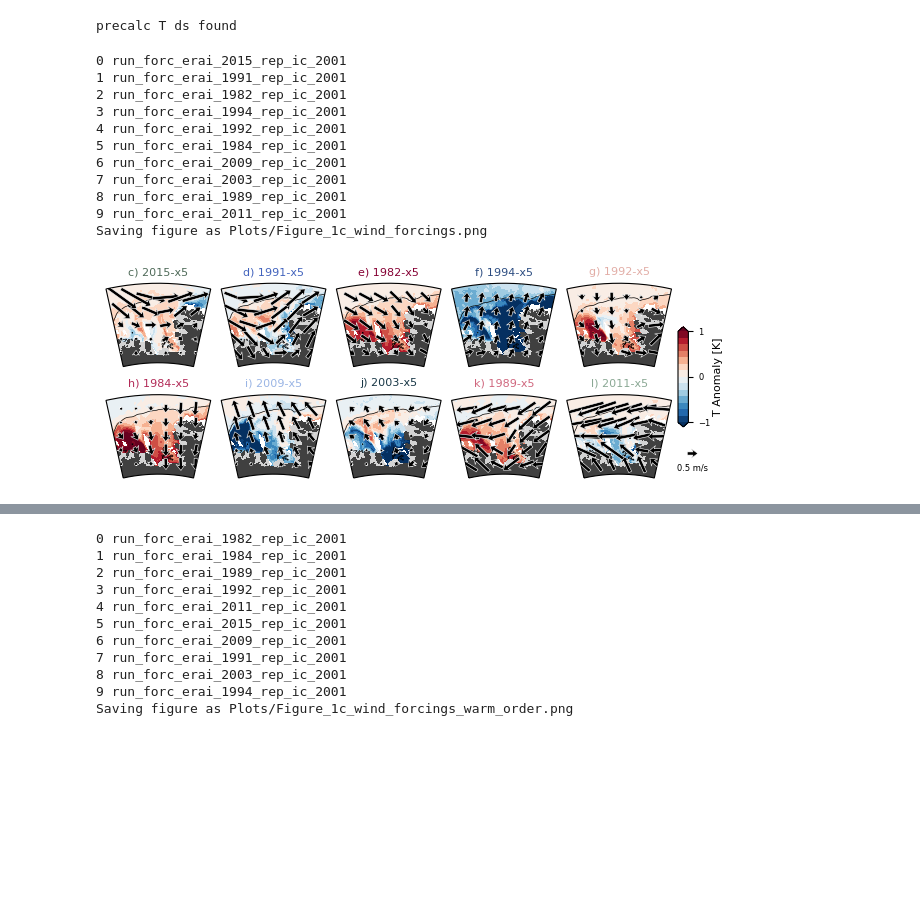
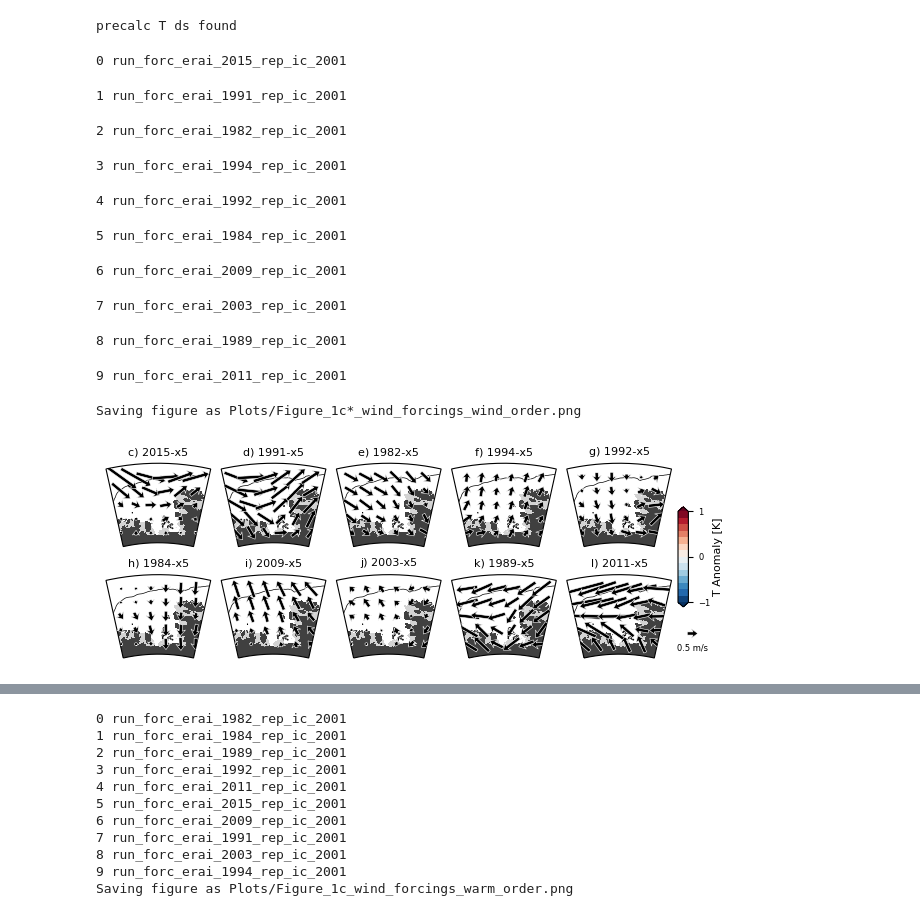
Before and after one commit to gemmaoc/OConnor_et_al_2025_analysis, a Jupyter notebook: Figure_1c_wind_forcings.ipynb, the cells around one changed output, grey strips where cells are left out. Cells and saved outputs as stored; diff of their text form; code cells hidden in the pictures; blank space fills up the shorter version.

```diff
--- a/Figure_1c_wind_forcings.ipynb
+++ b/Figure_1c_wind_forcings.ipynb
@@ -20,7 +20,7 @@ region = 'AS_near'
 
 # Order to plot 10 forcings
 # plot_runs = exp_set_dict_warm_order[exp_set] #f rom warm to cool ocean conditions
-runs = exp_set_dict_wind_order[exp_set] # from shelf break westerly to easterly
+plot_runs = exp_set_dict_wind_order[exp_set] # from shelf break westerly to easterly
 print('Plotting runs in this order:\n',plot_runs)
 # %% [output]
 Plotting runs in this order:
@@ -91,7 +91,7 @@ ens_T_anom_yr5 = all_run_T_yr5_mean - em_T_all_5_yrs
 # ens_T_anom_yr5
 # %%
 # Plot full ensemble maps
-save = False
+save = True
 
 # assign data, each with same shape (n_runs, n_lats, n_lons)
 data_x = all_run_uwind_anom
@@ -99,7 +99,7 @@ data_y = all_run_vwind_anom
 color_data = ens_T_anom_yr5
 
 # set up metadata
-n_runs = len(runs)
+n_runs = len(plot_runs)
 levs = np.linspace(-1,1,15)
 cmap = 'RdBu_r'
 vec_len = 0.5 #m/s
@@ -127,7 +127,7 @@ fig.set_size_inches((6.5,2.5))
 
 # Plot each run in ensemble
 for i in range(n_runs):
-    run = runs[i]
+    run = plot_runs[i]
     print(i, run)
     run_color_data = color_data.sel(run = run)
     run_quiv_data_x = data_x.sel(run = run)
@@ -136,10 +136,11 @@ for i in range(n_runs):
     # Plot and mask 0 values so they are not plotted as colors
     run_color_data_masked = run_color_data.where(run_color_data != 0)
     ax = fig.add_subplot(rows, cols, i+1, projection= ccrs.SouthPolarStereo(central_longitude=lon_mid))
-    cf = ax.contourf(lons, lats, run_color_data_masked, transform=grid_proj, levels=levs, cmap=cmap, zorder=0,
-                     extend='both')
+    # cf = ax.contourf(lons, lats, run_color_data_masked, transform=grid_proj, levels=levs, cmap=cmap, zorder=0, extend='both')
+    dummy = ax.contourf(lons, lats, np.full_like(run_color_data, np.nan),
+                    transform=grid_proj, levels=1, cmap="Greys", zorder=0)
     title_i = f'{string.ascii_lowercase[i+2]}) '+run.split('_')[3]+'-x5'
-    plt.title(title_i,fontsize=8,color=colors_dict[run.split('_')[3]+'_x5'])
+    plt.title(title_i,fontsize=8)#,color=colors_dict[run.split('_')[3]+'_x5'])
 
     data_x_masked = run_quiv_data_x.where(run_quiv_data_x != 0)
     data_y_masked = run_quiv_data_y.where(run_quiv_data_y != 0)
@@ -147,6 +148,7 @@ for i in range(n_runs):
     quiv = ax.quiver(q_lon,q_lat, data_x_masked.values, data_y_masked.values, transform = grid_proj,
                      regrid_shape=7, pivot = 'middle', scale=5, width=0.03, headlength=2,
                      headaxislength=1.5, minshaft=1, edgecolor='white', linewidth = 0.4,zorder=3)
+
 ax.quiverkey(quiv, X=1.2, Y=0.3, U=vec_len, label=str(vec_len)+' m/s', labelpos='S',
              fontproperties={'size': 6})
 
@@ -161,42 +163,42 @@ for ax in fig.get_axes():
     # Plot bathymetry and ice
     ax.contour(lons,lats,land_ice_ds.bathy,blevs,colors='k',transform=grid_proj,linewidths=0.5,zorder=1)
     white_cm = colors.ListedColormap(("lightgray","lightgray"))
     ax.contourf(lons,lats,land_ice_ds.all_ice,transform=grid_proj,cmap=white_cm,zorder=2)
     ax.contourf(lons,lats,land_ice_ds.grounded_ice,transform=grid_proj,cmap='binary_r',zorder=2)
 
     # Set shape of map to match shape of data
     rect = mpath.Path([[lon1, lat2], [lon2, lat2],[lon2, lat1], [lon1, lat1], [lon1, lat2]]).interpolated(50)
     proj_to_data = ccrs.PlateCarree()._as_mpl_transform(ax) - ax.transData
     rect_in_target = proj_to_data.transform_path(rect)
     ax.set_boundary(rect_in_target)
     ax.set_xlim(rect_in_target.vertices[:,0].min(), rect_in_target.vertices[:,0].max())
     ax.set_ylim(rect_in_target.vertices[:,1].min(), rect_in_target.vertices[:,1].max())
 
 
 fig.subplots_adjust(left=0.01,right=0.88,top=0.92,bottom=0.05,wspace=0.1,hspace=.05)
 
 
 # Add colorbar for runs
 cb_ax = fig.add_axes([0.89,0.3,0.016,0.4])
 cb = fig.colorbar(cf, cax=cb_ax, extend='both',orientation = 'vertical')
 cb.set_label(label = 'T Anomaly [K]', fontsize=8,labelpad=2)
 cb.ax.tick_params(labelsize=6)
 cb.set_ticks([-1,0,1])
 
 if save:
-    fname = 'Plots/Figure_1c_wind_forcings_wind_order.png'
+    fname = 'Plots/Figure_1c*_wind_forcings_wind_order.png'
     plt.savefig(fname, bbox_inches='tight', dpi=400)
     print('Saving figure as',fname)
 # %% [output]
 0 run_forc_erai_2015_rep_ic_2001
-1 run_forc_erai_1991_rep_ic_2001
-2 run_forc_erai_1982_rep_ic_2001
-3 run_forc_erai_1994_rep_ic_2001
-4 run_forc_erai_1992_rep_ic_2001
-5 run_forc_erai_1984_rep_ic_2001
-6 run_forc_erai_2009_rep_ic_2001
-7 run_forc_erai_2003_rep_ic_2001
-8 run_forc_erai_1989_rep_ic_2001
-9 run_forc_erai_2011_rep_ic_2001
-Saving figure as Plots/Figure_1c_wind_forcings.png
+1 run_forc_erai_1991_rep_ic_2001
+2 run_forc_erai_1982_rep_ic_2001
+3 run_forc_erai_1994_rep_ic_2001
+4 run_forc_erai_1992_rep_ic_2001
+5 run_forc_erai_1984_rep_ic_2001
+6 run_forc_erai_2009_rep_ic_2001
+7 run_forc_erai_2003_rep_ic_2001
+8 run_forc_erai_1989_rep_ic_2001
+9 run_forc_erai_2011_rep_ic_2001
+Saving figure as Plots/Figure_1c*_wind_forcings_wind_order.png
-[figure, old version]
+[figure, new version]
```
Also changed, not shown: parts of 1 cell of this notebook, 23 other files.
